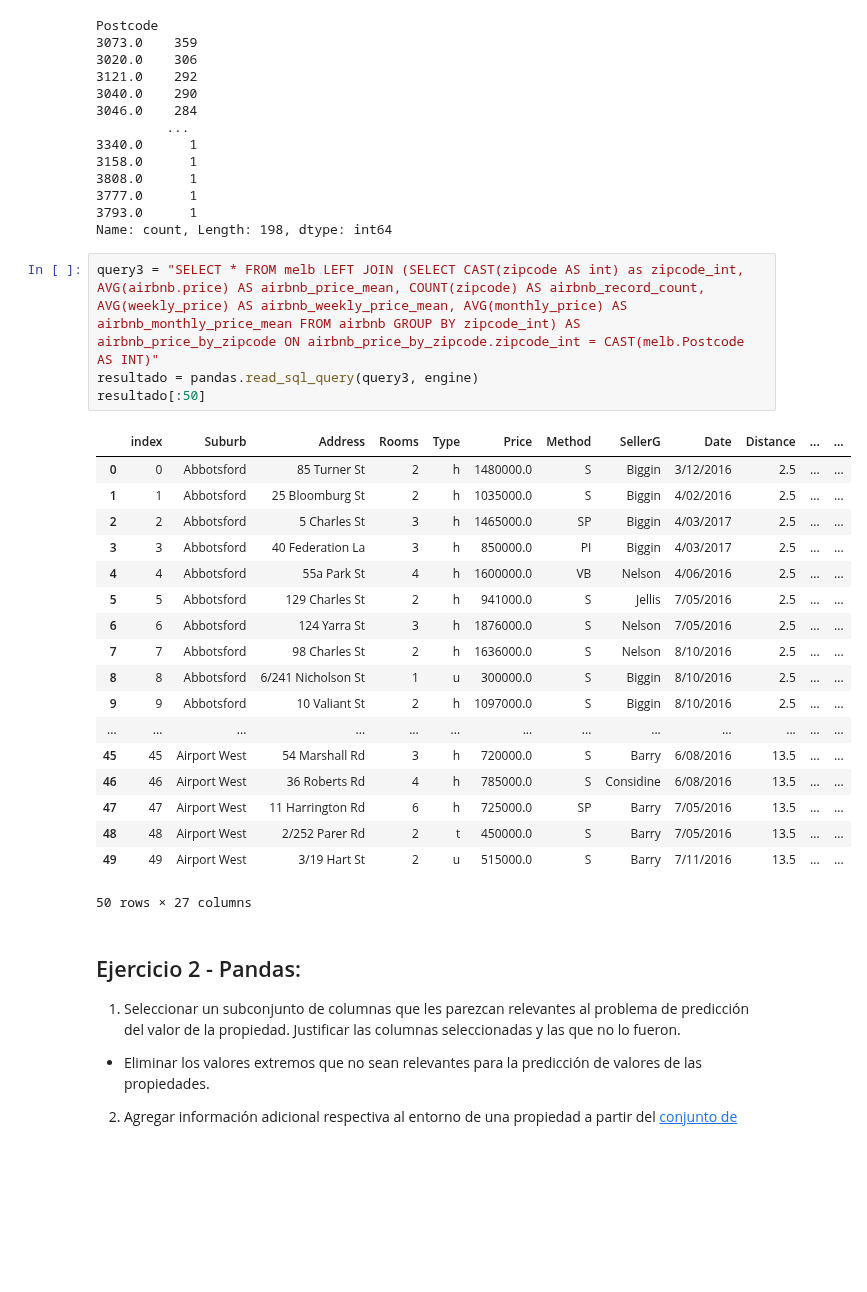
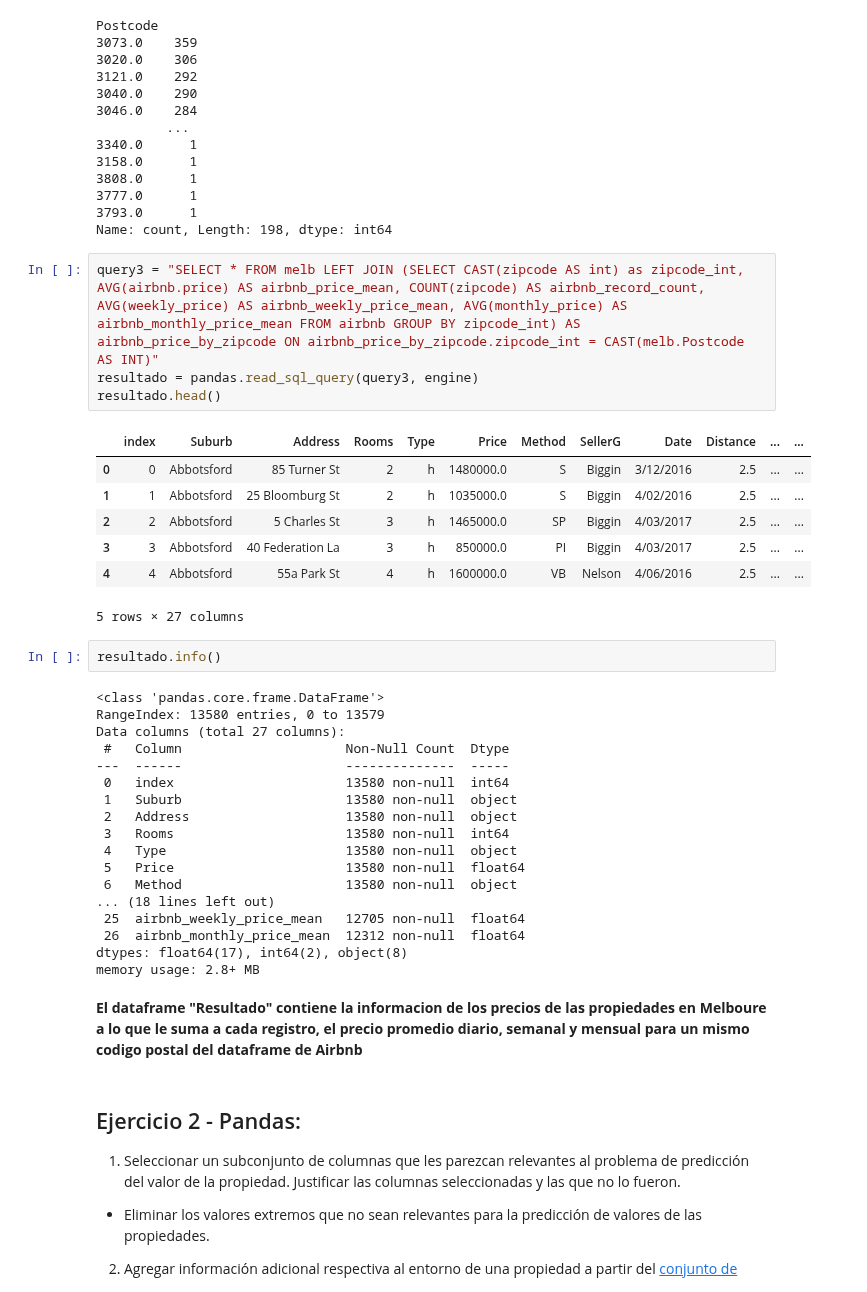
Before and after one commit to josezerda/DiploDatos2024, a Jupyter notebook: 02_ExploracionCuracion/Entregable_parte_1_2024.ipynb, the cells around one changed output. Cells and saved outputs as stored; diff of their text form; blank space fills up the shorter version.

```diff
--- a/02_ExploracionCuracion/Entregable_parte_1_2024.ipynb
+++ b/02_ExploracionCuracion/Entregable_parte_1_2024.ipynb
@@ -298,26 +300,37 @@ Name: count, Length: 198, dtype: int64
 # %%
 query3 = "SELECT * FROM melb LEFT JOIN (SELECT CAST(zipcode AS int) as zipcode_int, AVG(airbnb.price) AS airbnb_price_mean, COUNT(zipcode) AS airbnb_record_count, AVG(weekly_price) AS airbnb_weekly_price_mean, AVG(monthly_price) AS airbnb_monthly_price_mean FROM airbnb GROUP BY zipcode_int) AS airbnb_price_by_zipcode ON airbnb_price_by_zipcode.zipcode_int = CAST(melb.Postcode AS INT)"
 resultado = pandas.read_sql_query(query3, engine)
-resultado[:50]
+resultado.head()
 # %% [output]
 |  | index | Suburb | Address | Rooms | Type | Price | Method | SellerG | Date | Distance | ... | ... |
 | 0 | 0 | Abbotsford | 85 Turner St | 2 | h | 1480000.0 | S | Biggin | 3/12/2016 | 2.5 | ... | ... |
 | 1 | 1 | Abbotsford | 25 Bloomburg St | 2 | h | 1035000.0 | S | Biggin | 4/02/2016 | 2.5 | ... | ... |
 | 2 | 2 | Abbotsford | 5 Charles St | 3 | h | 1465000.0 | SP | Biggin | 4/03/2017 | 2.5 | ... | ... |
 | 3 | 3 | Abbotsford | 40 Federation La | 3 | h | 850000.0 | PI | Biggin | 4/03/2017 | 2.5 | ... | ... |
 | 4 | 4 | Abbotsford | 55a Park St | 4 | h | 1600000.0 | VB | Nelson | 4/06/2016 | 2.5 | ... | ... |
-| 5 | 5 | Abbotsford | 129 Charles St | 2 | h | 941000.0 | S | Jellis | 7/05/2016 | 2.5 | ... | ... |
-| 6 | 6 | Abbotsford | 124 Yarra St | 3 | h | 1876000.0 | S | Nelson | 7/05/2016 | 2.5 | ... | ... |
-| 7 | 7 | Abbotsford | 98 Charles St | 2 | h | 1636000.0 | S | Nelson | 8/10/2016 | 2.5 | ... | ... |
-| 8 | 8 | Abbotsford | 6/241 Nicholson St | 1 | u | 300000.0 | S | Biggin | 8/10/2016 | 2.5 | ... | ... |
-| 9 | 9 | Abbotsford | 10 Valiant St | 2 | h | 1097000.0 | S | Biggin | 8/10/2016 | 2.5 | ... | ... |
-| ... | ... | ... | ... | ... | ... | ... | ... | ... | ... | ... | ... | ... |
-| 45 | 45 | Airport West | 54 Marshall Rd | 3 | h | 720000.0 | S | Barry | 6/08/2016 | 13.5 | ... | ... |
-| 46 | 46 | Airport West | 36 Roberts Rd | 4 | h | 785000.0 | S | Considine | 6/08/2016 | 13.5 | ... | ... |
-| 47 | 47 | Airport West | 11 Harrington Rd | 6 | h | 725000.0 | SP | Barry | 7/05/2016 | 13.5 | ... | ... |
-| 48 | 48 | Airport West | 2/252 Parer Rd | 2 | t | 450000.0 | S | Barry | 7/05/2016 | 13.5 | ... | ... |
-| 49 | 49 | Airport West | 3/19 Hart St | 2 | u | 515000.0 | S | Barry | 7/11/2016 | 13.5 | ... | ... |
-50 rows × 27 columns
+5 rows × 27 columns
+# %%
+resultado.info()
+# %% [output]
+<class 'pandas.core.frame.DataFrame'>
+RangeIndex: 13580 entries, 0 to 13579
+Data columns (total 27 columns):
+ #   Column                     Non-Null Count  Dtype
+---  ------                     --------------  -----
+ 0   index                      13580 non-null  int64
+ 1   Suburb                     13580 non-null  object
+ 2   Address                    13580 non-null  object
+ 3   Rooms                      13580 non-null  int64
+ 4   Type                       13580 non-null  object
+ 5   Price                      13580 non-null  float64
+ 6   Method                     13580 non-null  object
+... (18 lines left out)
+ 25  airbnb_weekly_price_mean   12705 non-null  float64
+ 26  airbnb_monthly_price_mean  12312 non-null  float64
+dtypes: float64(17), int64(2), object(8)
+memory usage: 2.8+ MB
+# %% [markdown]
+**El dataframe "Resultado" contiene la informacion de los precios de las propiedades en Melboure a lo que le suma a cada registro, el precio promedio diario, semanal y mensual para un mismo codigo postal del dataframe de Airbnb**
 # %% [markdown]
 ## Ejercicio 2 - Pandas:
 
```
Also changed, not shown: parts of 77 cells of this notebook, 1 other file.
